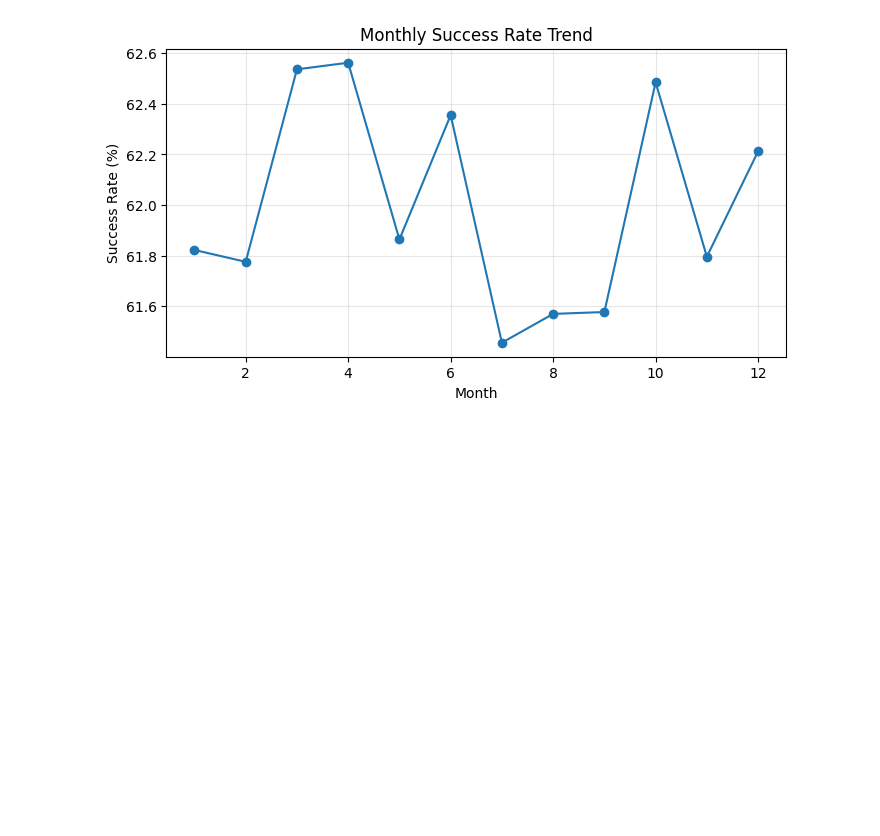
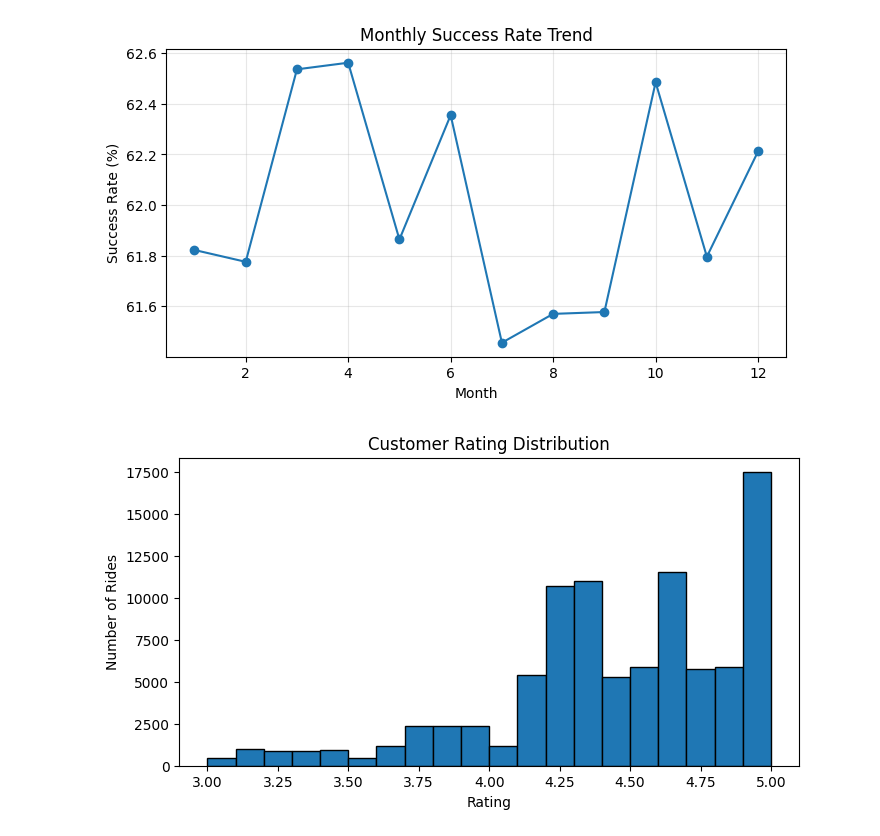
Before and after one commit to debjit11/Namma-Yatri-and-Uber-Analysis, a Jupyter notebook: uber_main.ipynb, the cells around one changed output. Saved outputs shown, nothing was run; the diff lists cells and outputs as text; code cells hidden in the pictures; blank space fills up the shorter version.

```diff
--- a/uber_main.ipynb
+++ b/uber_main.ipynb
@@ -423,3 +423,16 @@ plt.grid(True, alpha=0.3)
 plt.show()
 # %% [output]
 [figure]
+# %%
+customer_ratings = df[df['Customer_Rating'].notna()]['Customer_Rating']
+
+plt.figure(figsize=(8,4))
+plt.hist(customer_ratings, bins=20, edgecolor='black')
+
+plt.title("Customer Rating Distribution")
+plt.xlabel("Rating")
+plt.ylabel("Number of Rides")
+
+plt.show()
+# %% [output]
+[figure, added]
```
Also changed, not shown: parts of 2 cells of this notebook.
